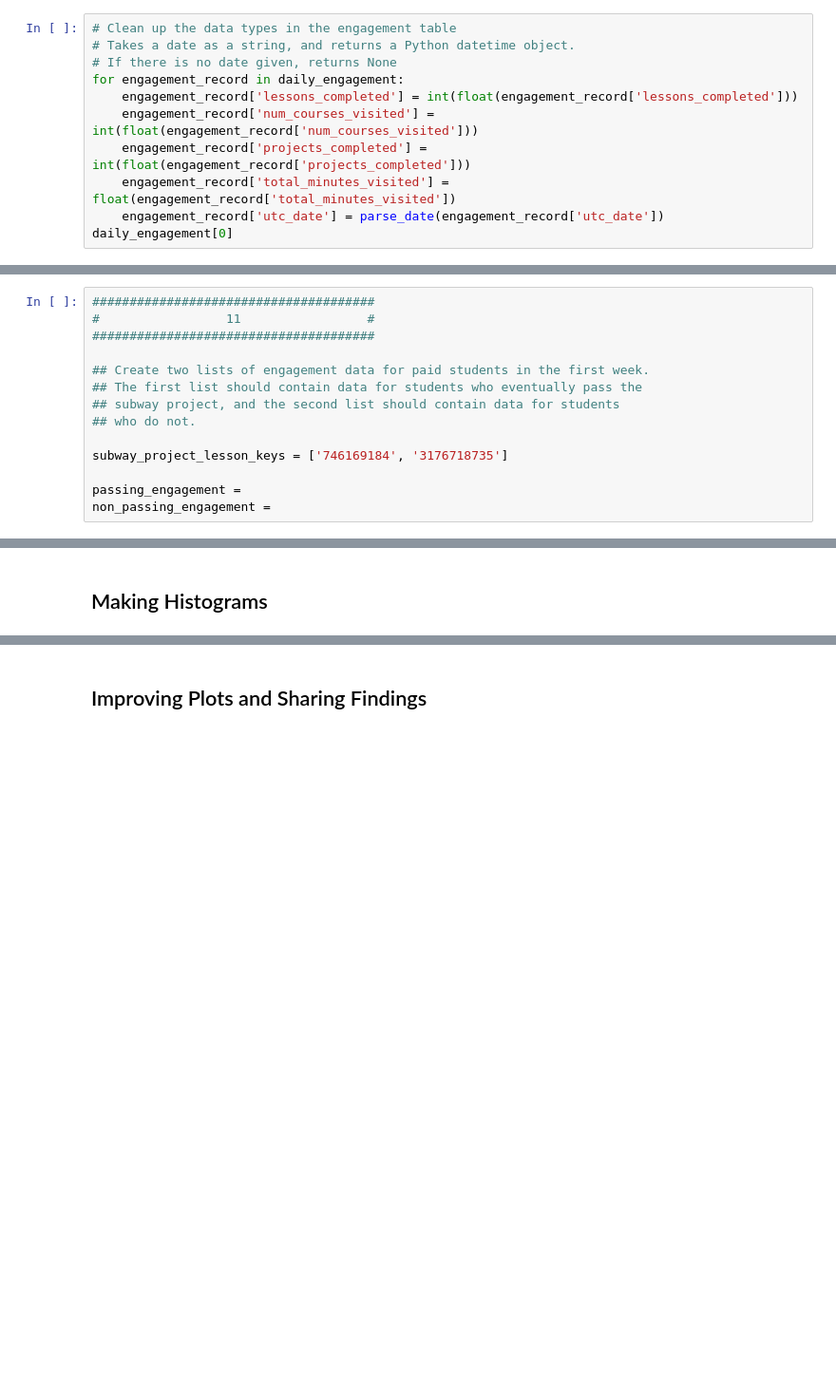
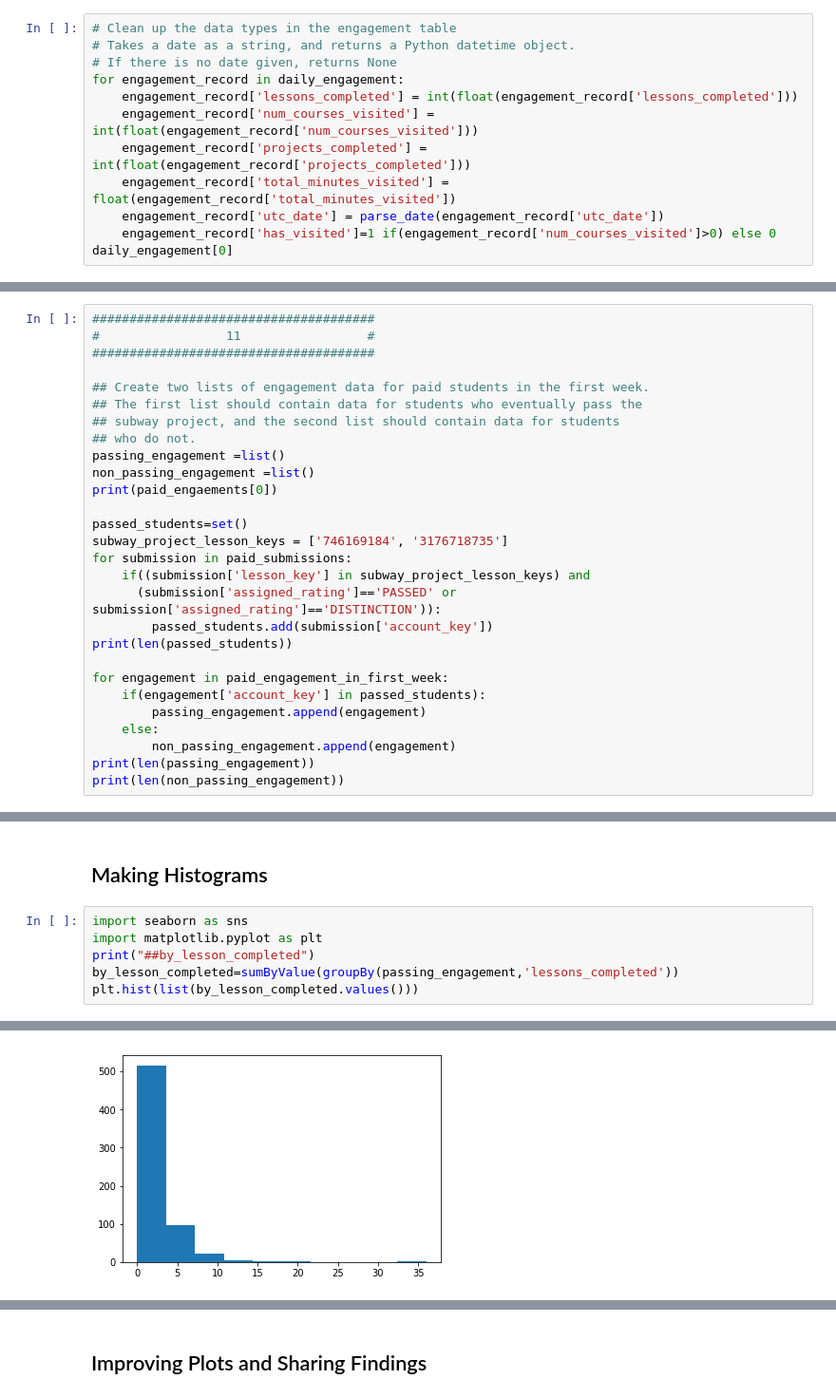
Before and after one commit to nvinayshetty/data, a Jupyter notebook: L1_Starter_Code.ipynb, the cells around one changed output, grey strips where cells are left out. Shown at 95% size. Drawn from its saved outputs; the diff is of its cells as text; blank space fills up the shorter version.

Commit message:
comlepleted first first lesson

```diff
--- a/L1_Starter_Code.ipynb
+++ b/L1_Starter_Code.ipynb
@@ -70,6 +70,7 @@ for engagement_record in daily_engagement:
     engagement_record['projects_completed'] = int(float(engagement_record['projects_completed']))
     engagement_record['total_minutes_visited'] = float(engagement_record['total_minutes_visited'])
     engagement_record['utc_date'] = parse_date(engagement_record['utc_date'])
+    engagement_record['has_visited']=1 if(engagement_record['num_courses_visited']>0) else 0
 daily_engagement[0]
 # %% [output]
 OrderedDict([('acct', '0'),
@@ -342,9 +344,23 @@ Maximum: 36
 ## The first list should contain data for students who eventually pass the
 ## subway project, and the second list should contain data for students
 ## who do not.
+passing_engagement =list()
+non_passing_engagement =list()
+print(paid_engaements[0])
 
+passed_students=set()
 subway_project_lesson_keys = ['746169184', '3176718735']
+for submission in paid_submissions:
+    if((submission['lesson_key'] in subway_project_lesson_keys) and
+      (submission['assigned_rating']=='PASSED' or submission['assigned_rating']=='DISTINCTION')):
+        passed_students.add(submission['account_key'])
+print(len(passed_students))
 
-passing_engagement =
-non_passing_engagement =
+for engagement in paid_engagement_in_first_week:
+    if(engagement['account_key'] in passed_students):
+        passing_engagement.append(engagement)
+    else:
+        non_passing_engagement.append(engagement)
+print(len(passing_engagement))
+print(len(non_passing_engagement))
 # %% [output]
@@ -363,2 +426,9 @@ SyntaxError: invalid syntax (<ipython-input-165-69d5f957797c>, line 12)
 # %% [markdown]
 ## Making Histograms
+# %%
+import seaborn as sns
+import matplotlib.pyplot as plt
+print("##by_lesson_completed")
+by_lesson_completed=sumByValue(groupBy(passing_engagement,'lessons_completed'))
+plt.hist(list(by_lesson_completed.values()))
+# %% [output]
@@ -364,0 +439 @@ SyntaxError: invalid syntax (<ipython-input-165-69d5f957797c>, line 12)
+[figure, added]
```
Also changed, not shown: parts of 15 cells of this notebook.
